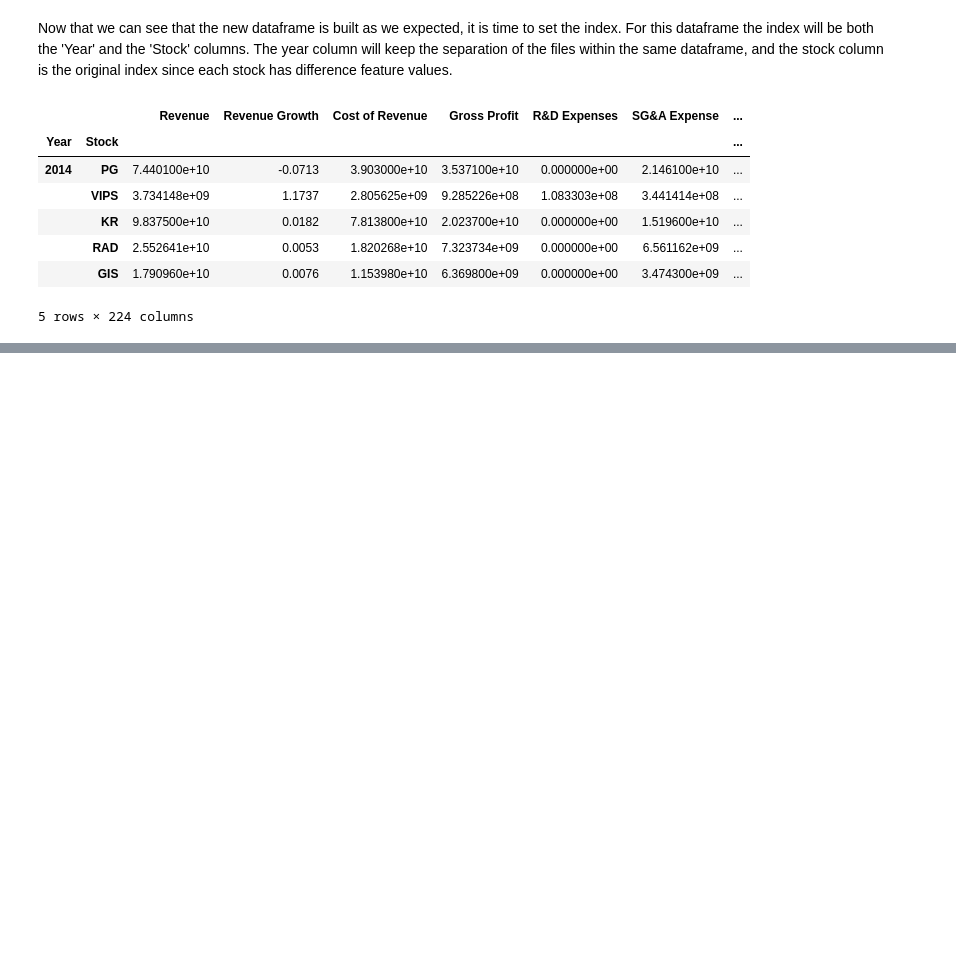
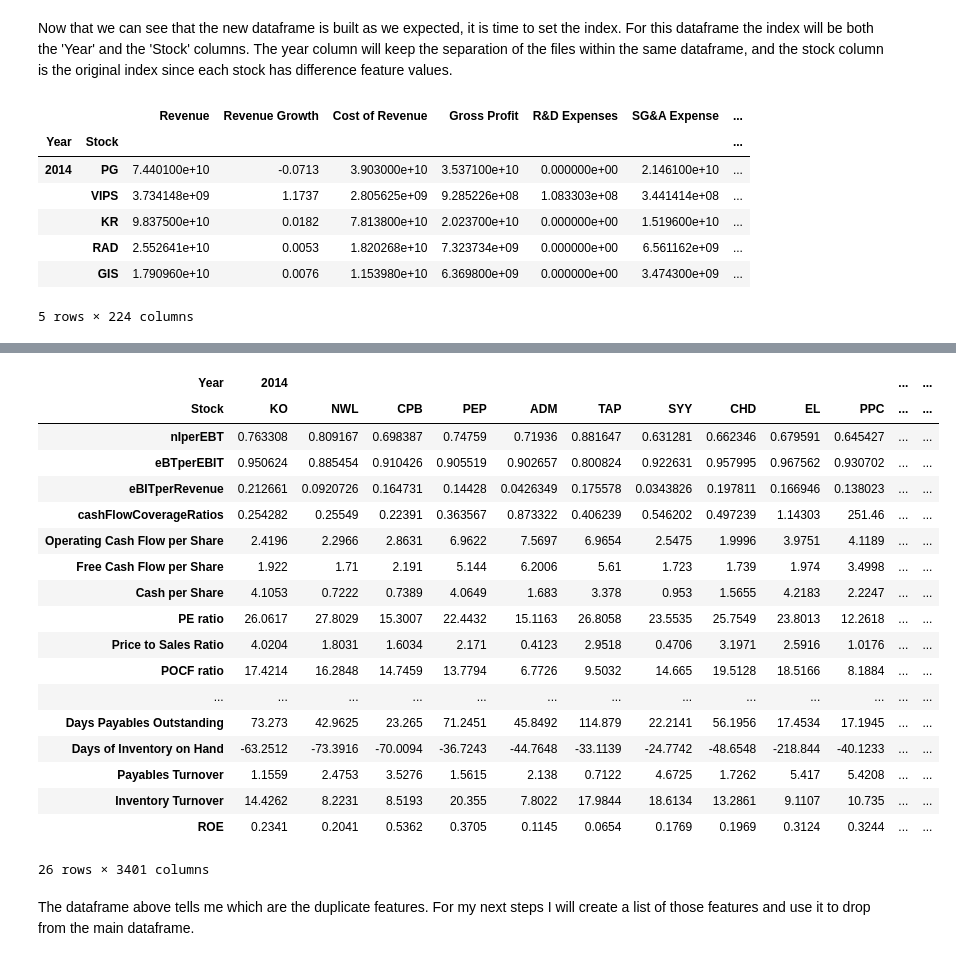
Before and after one commit to leonardo-lealfilho/Springboard, a Jupyter notebook: Capstone Project/Capstone Project.ipynb, the cells around one changed output, grey strips where cells are left out. Cells and saved outputs as stored; diff of their text form; code cells hidden in the pictures; blank space fills up the shorter version.

Commit message:
Data Cleaning Missing Values Removed

```diff
--- a/Capstone Project/Capstone Project.ipynb
+++ b/Capstone Project/Capstone Project.ipynb
@@ -260,0 +391,2 @@ The dataframe now has 224 columns.  These amount of columns is so large that doe
+# %%
+df.drop(columns = ['cashConversionCycle', 'operatingCycle'], inplace = True)
@@ -260,0 +425,2 @@ The dataframe now has 224 columns.  These amount of columns is so large that doe
+# %%
+df_sample = df.T.loc[:,df.T.isna().mean() == 0.0]
@@ -260,0 +448,24 @@ The dataframe now has 224 columns.  These amount of columns is so large that doe
+# %%
+duplicated_values
+# %% [output]
+| Year | 2014 |  |  |  |  |  |  |  |  |  | ... | ... |
+| Stock | KO | NWL | CPB | PEP | ADM | TAP | SYY | CHD | EL | PPC | ... | ... |
+| nIperEBT | 0.763308 | 0.809167 | 0.698387 | 0.74759 | 0.71936 | 0.881647 | 0.631281 | 0.662346 | 0.679591 | 0.645427 | ... | ... |
+| eBTperEBIT | 0.950624 | 0.885454 | 0.910426 | 0.905519 | 0.902657 | 0.800824 | 0.922631 | 0.957995 | 0.967562 | 0.930702 | ... | ... |
+| eBITperRevenue | 0.212661 | 0.0920726 | 0.164731 | 0.14428 | 0.0426349 | 0.175578 | 0.0343826 | 0.197811 | 0.166946 | 0.138023 | ... | ... |
+| cashFlowCoverageRatios | 0.254282 | 0.25549 | 0.22391 | 0.363567 | 0.873322 | 0.406239 | 0.546202 | 0.497239 | 1.14303 | 251.46 | ... | ... |
+| Operating Cash Flow per Share | 2.4196 | 2.2966 | 2.8631 | 6.9622 | 7.5697 | 6.9654 | 2.5475 | 1.9996 | 3.9751 | 4.1189 | ... | ... |
+| Free Cash Flow per Share | 1.922 | 1.71 | 2.191 | 5.144 | 6.2006 | 5.61 | 1.723 | 1.739 | 1.974 | 3.4998 | ... | ... |
+| Cash per Share | 4.1053 | 0.7222 | 0.7389 | 4.0649 | 1.683 | 3.378 | 0.953 | 1.5655 | 4.2183 | 2.2247 | ... | ... |
+| PE ratio | 26.0617 | 27.8029 | 15.3007 | 22.4432 | 15.1163 | 26.8058 | 23.5535 | 25.7549 | 23.8013 | 12.2618 | ... | ... |
+| Price to Sales Ratio | 4.0204 | 1.8031 | 1.6034 | 2.171 | 0.4123 | 2.9518 | 0.4706 | 3.1971 | 2.5916 | 1.0176 | ... | ... |
+| POCF ratio | 17.4214 | 16.2848 | 14.7459 | 13.7794 | 6.7726 | 9.5032 | 14.665 | 19.5128 | 18.5166 | 8.1884 | ... | ... |
+| ... | ... | ... | ... | ... | ... | ... | ... | ... | ... | ... | ... | ... |
+| Days Payables Outstanding | 73.273 | 42.9625 | 23.265 | 71.2451 | 45.8492 | 114.879 | 22.2141 | 56.1956 | 17.4534 | 17.1945 | ... | ... |
+| Days of Inventory on Hand | -63.2512 | -73.3916 | -70.0094 | -36.7243 | -44.7648 | -33.1139 | -24.7742 | -48.6548 | -218.844 | -40.1233 | ... | ... |
+| Payables Turnover | 1.1559 | 2.4753 | 3.5276 | 1.5615 | 2.138 | 0.7122 | 4.6725 | 1.7262 | 5.417 | 5.4208 | ... | ... |
+| Inventory Turnover | 14.4262 | 8.2231 | 8.5193 | 20.355 | 7.8022 | 17.9844 | 18.6134 | 13.2861 | 9.1107 | 10.735 | ... | ... |
+| ROE | 0.2341 | 0.2041 | 0.5362 | 0.3705 | 0.1145 | 0.0654 | 0.1769 | 0.1969 | 0.3124 | 0.3244 | ... | ... |
+26 rows × 3401 columns
+# %% [markdown]
+The dataframe above tells me which are the duplicate features.  For my next steps I will create a list of those features and use it to drop from the main dataframe.
```
Also changed, not shown: parts of 78 cells of this notebook.
